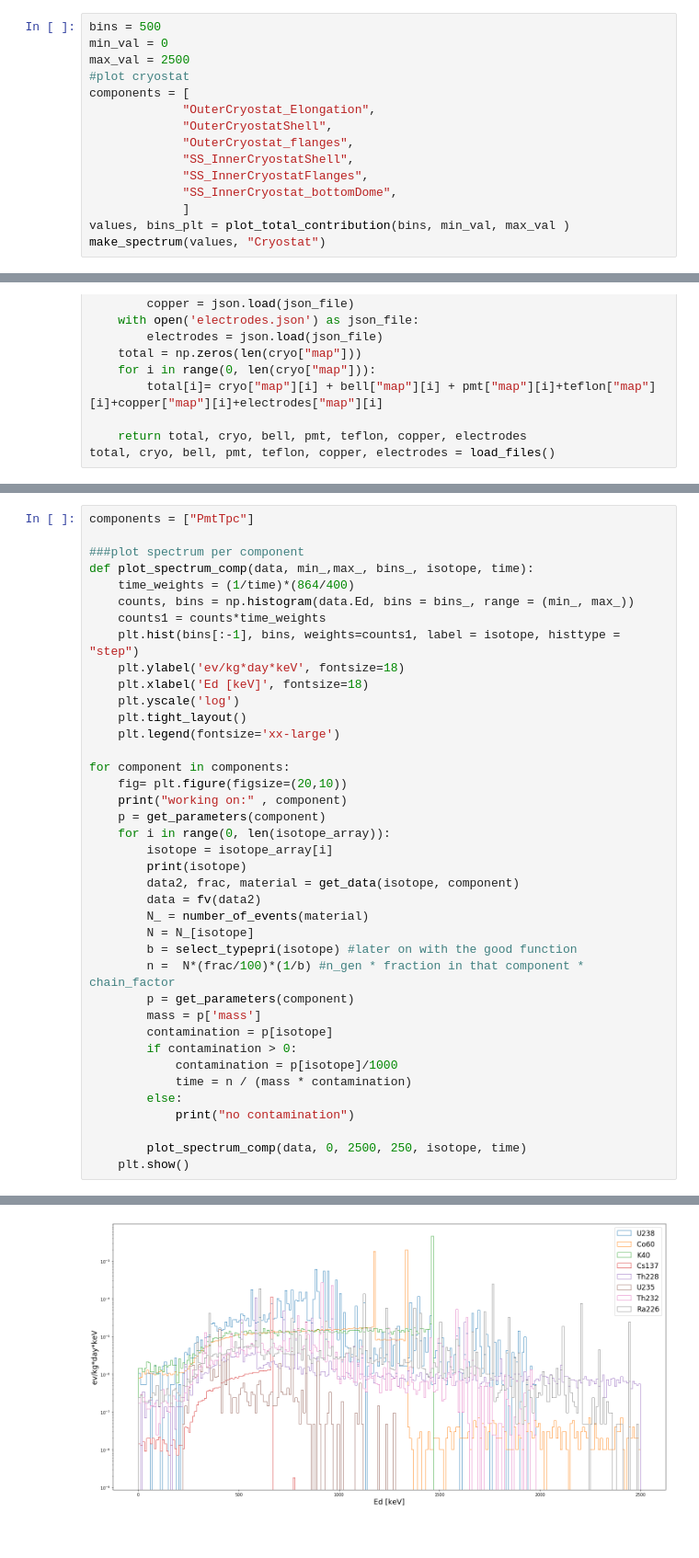
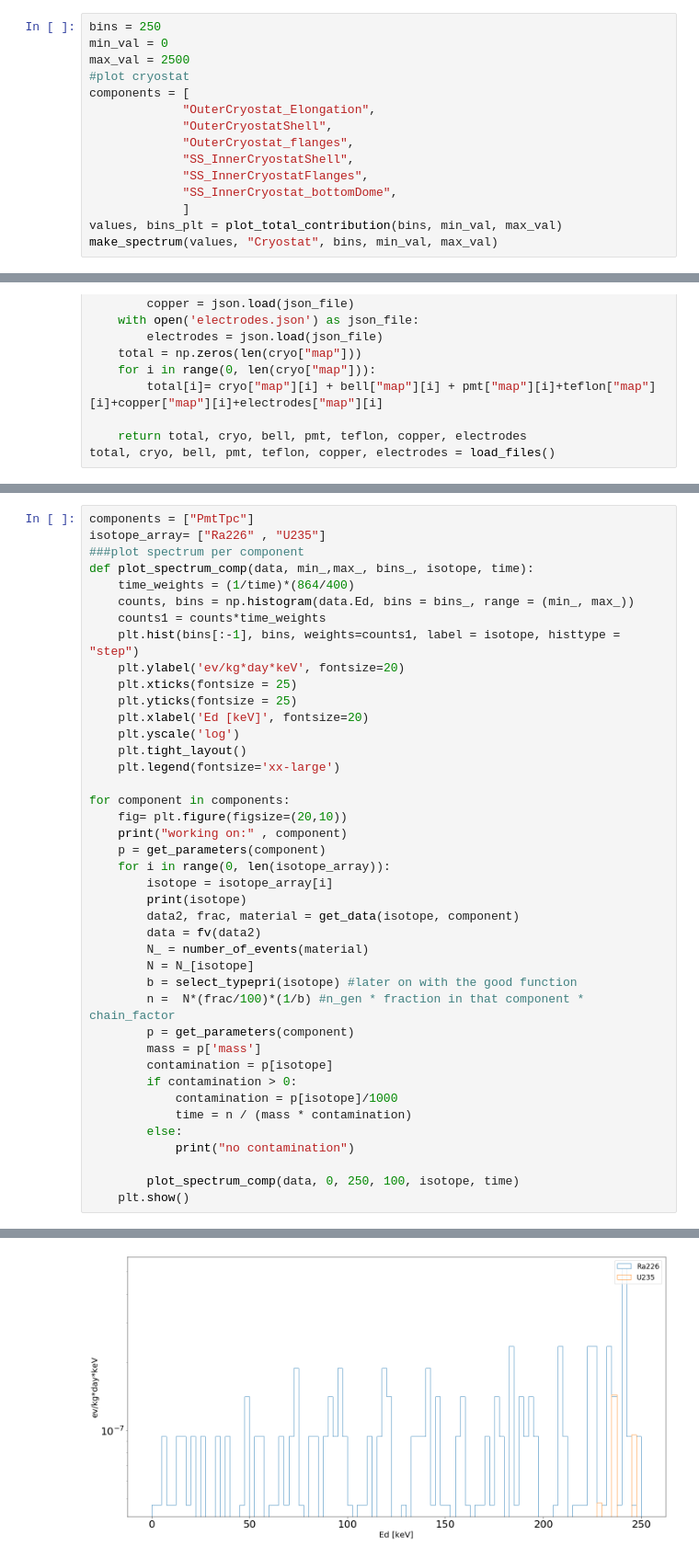
Before and after one commit to ariannarocchetti/MonteCarlo_ER, a Jupyter notebook: notebooks/er_background/analysis.ipynb, the cells around one changed output, grey strips where cells are left out. Shown: that part at 92% size. Cells and saved outputs as stored; diff of their text form.

```diff
--- a/notebooks/er_background/analysis.ipynb
+++ b/notebooks/er_background/analysis.ipynb
@@ -275,7 +194,7 @@ print_results(m_fv)
 # %%
 # PLOTS
 # %%
-bins = 500
+bins = 250
 min_val = 0
 max_val = 2500
 #plot cryostat
@@ -287,7 +206,7 @@ components = [
              "SS_InnerCryostatFlanges",
              "SS_InnerCryostat_bottomDome",
              ]
-values, bins_plt = plot_total_contribution(bins, min_val, max_val )
-make_spectrum(values, "Cryostat")
+values, bins_plt = plot_total_contribution(bins, min_val, max_val)
+make_spectrum(values, "Cryostat", bins, min_val, max_val)
 # %% [output]
 working on: OuterCryostat_Elongation
@@ -479,14 +398,16 @@ plot_bello(total, cryo, bell, pmt, teflon, copper, electrodes)
 # %%
 components = ["PmtTpc"]
-
+isotope_array= ["Ra226" , "U235"]
 ###plot spectrum per component
 def plot_spectrum_comp(data, min_,max_, bins_, isotope, time):
     time_weights = (1/time)*(864/400)
     counts, bins = np.histogram(data.Ed, bins = bins_, range = (min_, max_))
     counts1 = counts*time_weights
     plt.hist(bins[:-1], bins, weights=counts1, label = isotope, histtype = "step")
-    plt.ylabel('ev/kg*day*keV', fontsize=18)
-    plt.xlabel('Ed [keV]', fontsize=18)
+    plt.ylabel('ev/kg*day*keV', fontsize=20)
+    plt.xticks(fontsize = 25)
+    plt.yticks(fontsize = 25)
+    plt.xlabel('Ed [keV]', fontsize=20)
     plt.yscale('log')
     plt.tight_layout()
     plt.legend(fontsize='xx-large')
@@ -513,7 +434,7 @@ for component in components:
         else:
             print("no contamination")
 
-        plot_spectrum_comp(data, 0, 2500, 250, isotope, time)
+        plot_spectrum_comp(data, 0, 250, 100, isotope, time)
     plt.show()
 # %% [output]
 working on: PmtTpc
@@ -528 +443 @@ Ra226
-[figure, old version]
+[figure, new version]
```
Also changed, not shown: parts of 9 cells of this notebook, 8 other files.
